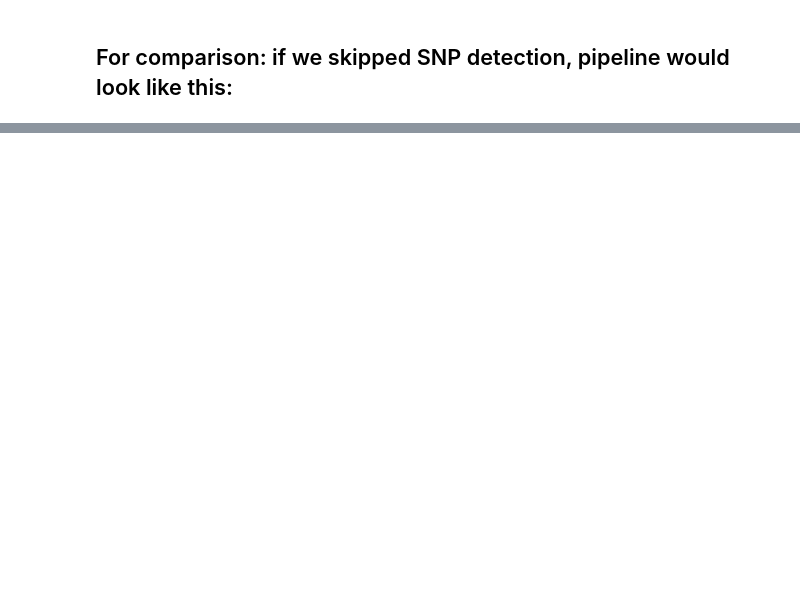
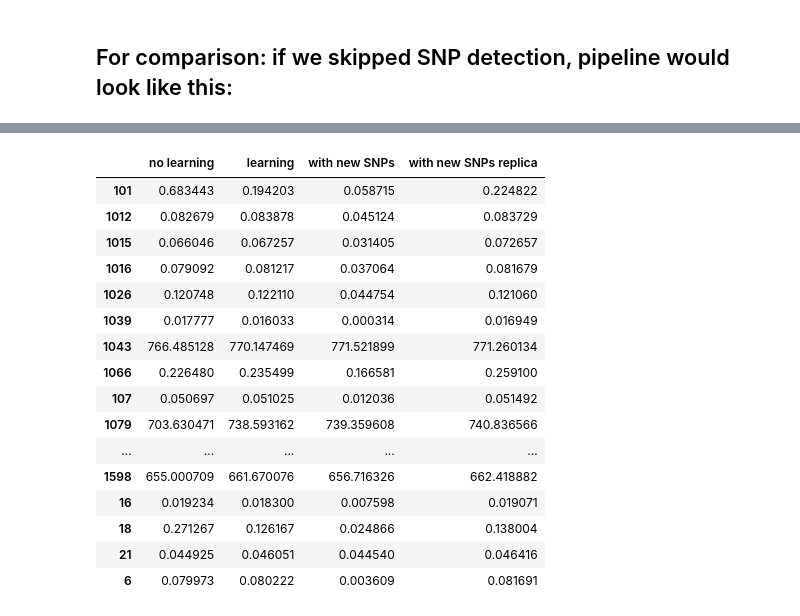
Before and after one commit to arogozhnikov/demuxalot, a Jupyter notebook: examples/2-with-detection-of-new-SNPs.ipynb, the cells around one changed output, grey strips where cells are left out. Cells and saved outputs as stored; diff of their text form; code cells hidden in the pictures; blank space fills up the shorter version.

```diff
--- a/examples/2-with-detection-of-new-SNPs.ipynb
+++ b/examples/2-with-detection-of-new-SNPs.ipynb
@@ -252,0 +258,25 @@ pd.DataFrame({
+# %%
+pd.DataFrame({
+    'no learning': probs_without_learning[genotype_names].sum(),
+    'learning': probs_with_learning[genotype_names].sum(),
+    'with new SNPs': probs_learning_new_snps[genotype_names].sum(),
+    'with new SNPs replica': probs_learning_new_snps_replica[genotype_names].sum(),
+})
+# %% [output]
+|  | no learning | learning | with new SNPs | with new SNPs replica |
+| 101 | 0.683443 | 0.194203 | 0.058715 | 0.224822 |
+| 1012 | 0.082679 | 0.083878 | 0.045124 | 0.083729 |
+| 1015 | 0.066046 | 0.067257 | 0.031405 | 0.072657 |
+| 1016 | 0.079092 | 0.081217 | 0.037064 | 0.081679 |
+| 1026 | 0.120748 | 0.122110 | 0.044754 | 0.121060 |
+| 1039 | 0.017777 | 0.016033 | 0.000314 | 0.016949 |
+| 1043 | 766.485128 | 770.147469 | 771.521899 | 771.260134 |
+| 1066 | 0.226480 | 0.235499 | 0.166581 | 0.259100 |
+| 107 | 0.050697 | 0.051025 | 0.012036 | 0.051492 |
+| 1079 | 703.630471 | 738.593162 | 739.359608 | 740.836566 |
+| ... | ... | ... | ... | ... |
+| 1598 | 655.000709 | 661.670076 | 656.716326 | 662.418882 |
+| 16 | 0.019234 | 0.018300 | 0.007598 | 0.019071 |
+| 18 | 0.271267 | 0.126167 | 0.024866 | 0.138004 |
+| 21 | 0.044925 | 0.046051 | 0.044540 | 0.046416 |
+| 6 | 0.079973 | 0.080222 | 0.003609 | 0.081691 |
```
Also changed, not shown: parts of 13 cells of this notebook.
